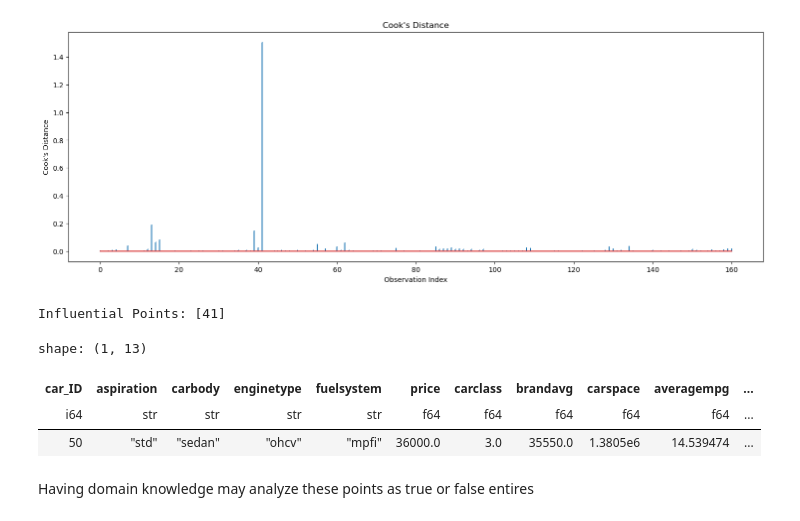
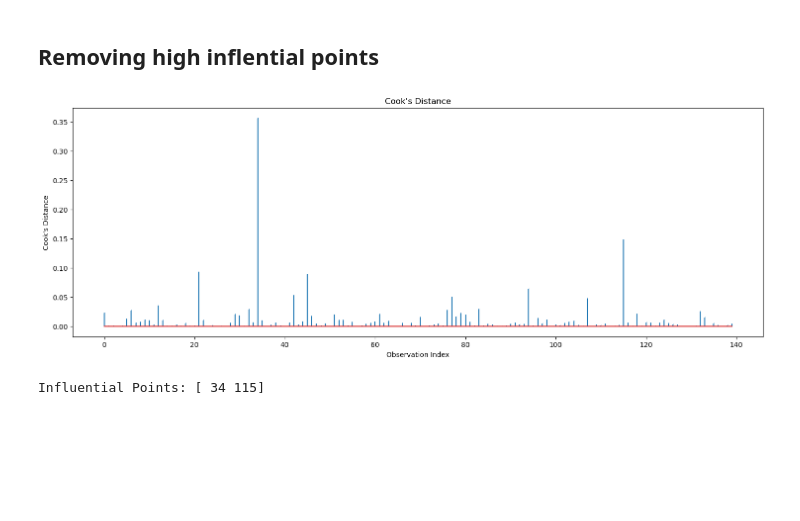
Before and after one commit to Ravikumarchavva/ML_Playground, a Jupyter notebook: week1_regressionAnalysis/Day5_ErrorAnalysis/ErrorAnalysis.ipynb, the cells around one changed output. Drawn from its saved outputs; the diff is of its cells as text; code cells hidden in the pictures; blank space fills up the shorter version.

```diff
--- a/week1_regressionAnalysis/Day5_ErrorAnalysis/ErrorAnalysis.ipynb
+++ b/week1_regressionAnalysis/Day5_ErrorAnalysis/ErrorAnalysis.ipynb
@@ -152,9 +150,9 @@ Shapiro-Wilk test: Statistic=0.9636322855949402, p-value=0.2104058861732483
 - Tests for homoscedasticity (constant variance of the residuals). If the p-value is less than 0.05, the null hypothesis of homoscedasticity is rejected.
 # %%
-X_transformed = imputer.fit_transform(X_test)
-X_transformed = pd.DataFrame(X_transformed, columns=imputer.get_feature_names_out())
+X_test_transformed = imputer.fit_transform(X_test)
+X_test_transformed = pd.DataFrame(X_test_transformed, columns=imputer.get_feature_names_out())
 # # Add a constant (intercept term)
-X_transformed = sm.add_constant(X_transformed)
+X_test_transformed = sm.add_constant(X_test_transformed)
 # %%
 from statsmodels.stats.diagnostic import het_breuschpagan
 
@@ -188,0 +211,4 @@ sns.pairplot(train_data.drop("car_ID").to_pandas(),y_vars='price')
+# %%
+data=pl.read_csv("CarPrice_Assignment.csv")
+train_data=train_data.join(data[["car_ID","curbweight","horsepower"]],on="car_ID") # remaining features didn't captured autocorrelation well
+test_data=test_data.join(data[["car_ID","curbweight","horsepower"]],on="car_ID")
@@ -188,0 +222,9 @@ sns.pairplot(train_data.drop("car_ID").to_pandas(),y_vars='price')
+# %%
+# train_data=train_data.with_columns(train_data['curbweight'].log10())
+# test_data=test_data.with_columns(test_data['curbweight'].log10())
+
+train_data=train_data.with_columns(train_data['performancebalance'].log10())
+test_data=test_data.with_columns(test_data['performancebalance'].log10())
+
+train_data=train_data.with_columns(train_data['enginedisplacement'].log10())
+test_data=test_data.with_columns(test_data['enginedisplacement'].log10())
@@ -188,0 +233,3 @@ sns.pairplot(train_data.drop("car_ID").to_pandas(),y_vars='price')
+# %%
+train_data=train_data.with_columns(train_data['price'].log10())
+test_data=test_data.with_columns(test_data['price'].log10())
@@ -189,45 +241,46 @@ sns.pairplot(train_data.drop("car_ID").to_pandas(),y_vars='price')
+# %% [markdown]
+## Removing high inflential points
 # %%
 import pandas as pd
 import numpy as np
 import statsmodels.api as sm
 import matplotlib.pyplot as plt
 
 # Define the dependent and independent variables
-X = train_data.drop("price").to_pandas()
+X = train_data.drop("price","car_ID").to_pandas()
 y = train_data["price"].to_pandas()
+cat_cols=[col for col in train_data.columns if train_data[col].dtype== pl.String]
+num_cols=[col for col in train_data.drop("car_ID","price").columns if train_data[col].dtype!= pl.String]
+imputer = ColumnTransformer(transformers=[
+    ('cat', OneHotEncoder(handle_unknown='infrequent_if_exist',drop='first',min_frequency=9), cat_cols),
+    ('num', StandardScaler(), num_cols)
+],remainder="passthrough")
 X=imputer.fit_transform(X)
 # Add a constant to the model (intercept)
 X = sm.add_constant(X)
 
 # Fit the OLS model
 model = sm.OLS(y, X).fit()
 
 # Get influence metrics
 influence = model.get_influence()
 
 # Calculate Cook's distance
 cooks_d = influence.cooks_distance
 
 # Plot Cook's distance
 plt.figure(figsize=(18, 6))
 plt.stem(np.arange(len(cooks_d[0])), cooks_d[0], markerfmt=",")
 plt.title("Cook's Distance")
 plt.xlabel("Observation Index")
 plt.ylabel("Cook's Distance")
 plt.show()
 n_samples = len(y)
-influential_points = np.where(cooks_d[0] > 1)[0]
+influential_points = np.where(cooks_d[0] > 0.1)[0]  # Arbitary
 print("Influential Points:", influential_points)
 # %% [output]
-[figure, old version]
+[figure, new version]
-Influential Points: [41]
+Influential Points: [ 34 115]
-# %%
-train_data[influential_points]
-# %% [output]
-shape: (1, 13)
-| car_ID | aspiration | carbody | enginetype | fuelsystem | price | carclass | brandavg | carspace | averagempg | ... |
-| i64 | str | str | str | str | f64 | f64 | f64 | f64 | f64 | ... |
-| 50 | "std" | "sedan" | "ohcv" | "mpfi" | 36000.0 | 3.0 | 35550.0 | 1.3805e6 | 14.539474 | ... |
 # %%
 train_data=train_data.filter(~(train_data["car_ID"].is_in(train_data[influential_points]["car_ID"])))
 # %%
@@ -239,2 +288,0 @@ test_data.write_csv("../Day6_improvements/test_errorAnalysed.csv")
-# %% [markdown]
-Having domain knowledge may analyze these points as true or false entires
```
Also changed, not shown: parts of 49 cells of this notebook, 30 other files.
